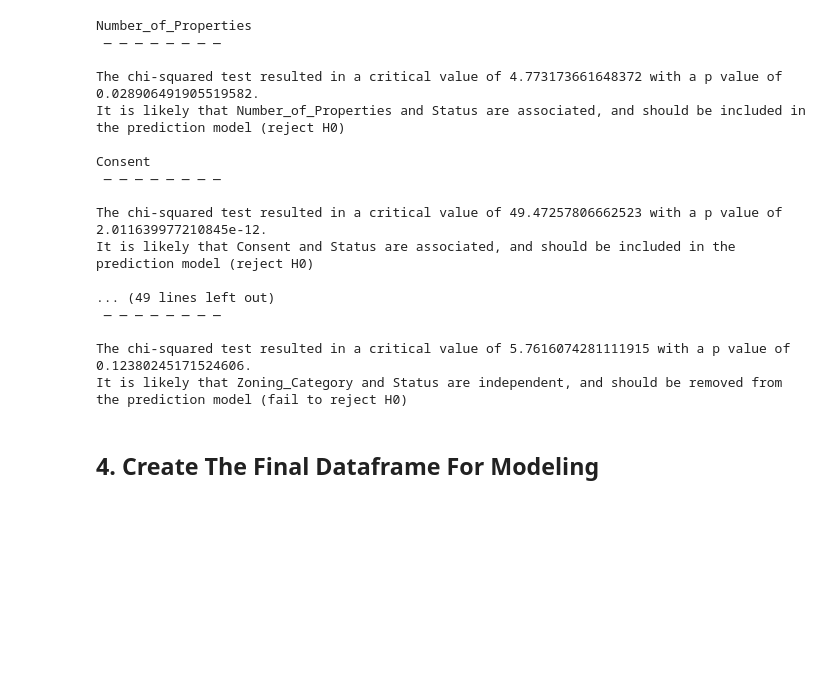
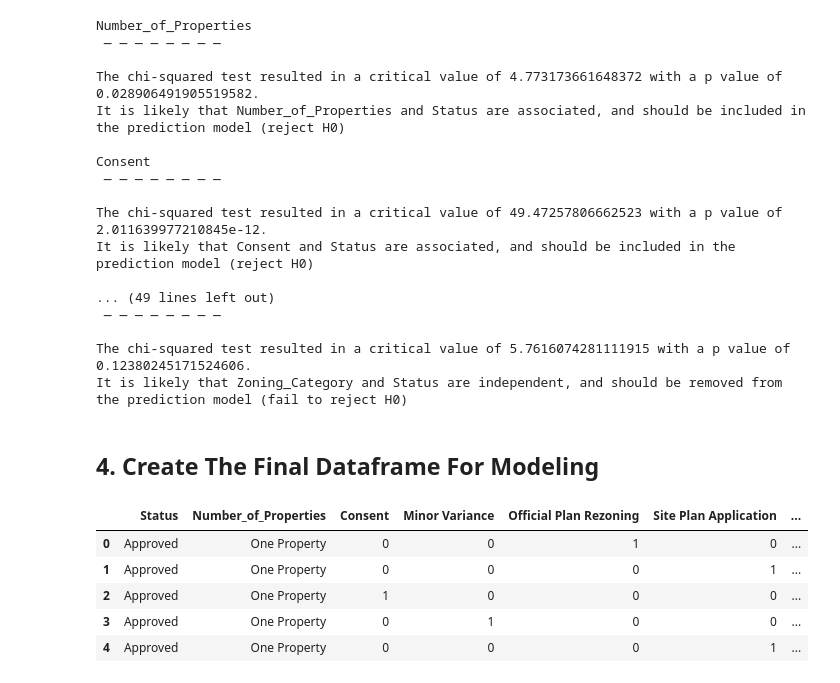
Before and after one commit to RoryAJames/TorontoDevelopmentApplications, a Jupyter notebook: Exploratory Data Analysis.ipynb, the cells around one changed output. Cells and saved outputs as stored; diff of their text form; code cells hidden in the pictures; blank space fills up the shorter version.

```diff
--- a/Exploratory Data Analysis.ipynb
+++ b/Exploratory Data Analysis.ipynb
@@ -214,0 +213,9 @@ It is likely that Zoning_Category and Status are independent, and should be remo
+# %%
+gdf.head()
+# %% [output]
+|  | Status | Number_of_Properties | Consent | Minor Variance | Official Plan Rezoning | Site Plan Application | ... |
+| 0 | Approved | One Property | 0 | 0 | 1 | 0 | ... |
+| 1 | Approved | One Property | 0 | 0 | 0 | 1 | ... |
+| 2 | Approved | One Property | 1 | 0 | 0 | 0 | ... |
+| 3 | Approved | One Property | 0 | 1 | 0 | 0 | ... |
+| 4 | Approved | One Property | 0 | 0 | 0 | 1 | ... |
```
Also changed, not shown: parts of 3 cells of this notebook, 2 other files.
